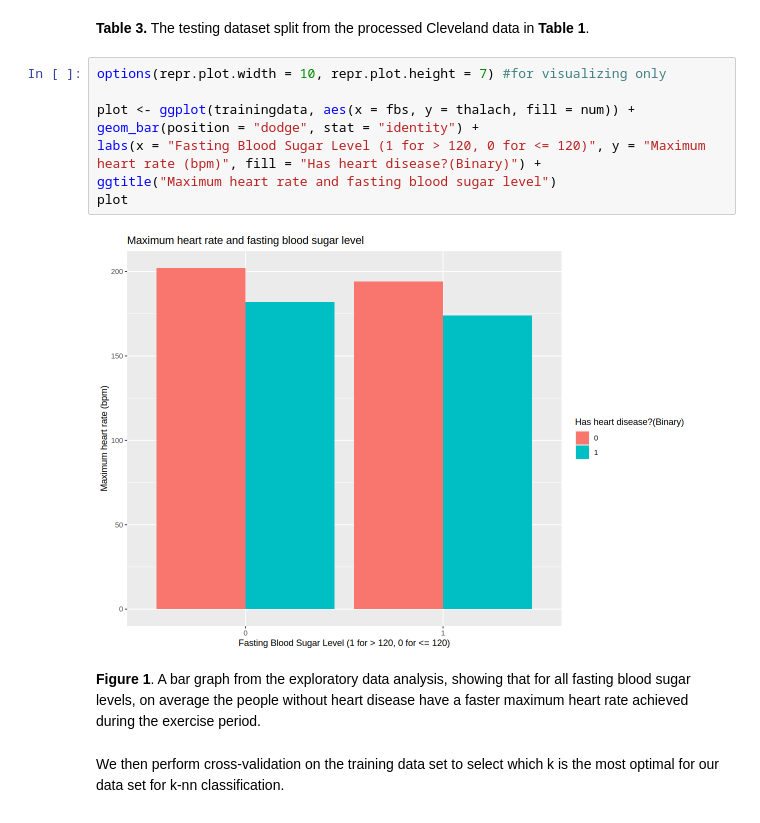
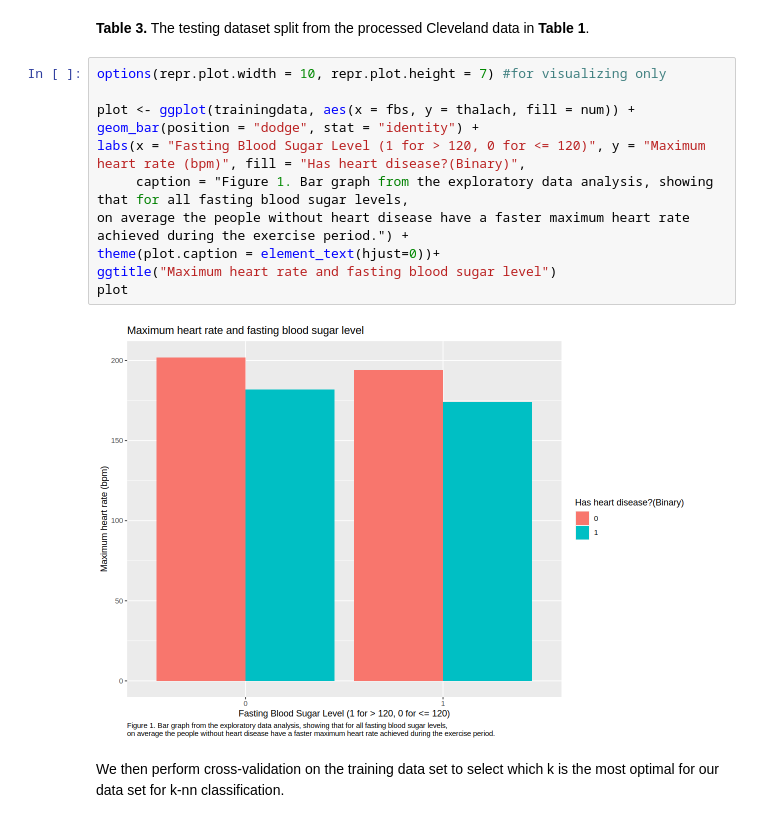
Before and after one commit to shellumang/dsci-100-2023w1-group-28, a Jupyter notebook: DSCI 100 proposal group 28 (4).ipynb, the cells around one changed output. Saved outputs shown, nothing was run; the diff lists cells and outputs as text.

Commit message:
Fixed figure captions

```diff
--- a/DSCI 100 proposal group 28 (4).ipynb
+++ b/DSCI 100 proposal group 28 (4).ipynb
@@ -98,15 +98,16 @@ A tibble: 6 × 3
 # %%
 options(repr.plot.width = 10, repr.plot.height = 7) #for visualizing only
 
 plot <- ggplot(trainingdata, aes(x = fbs, y = thalach, fill = num)) +
 geom_bar(position = "dodge", stat = "identity") +
-labs(x = "Fasting Blood Sugar Level (1 for > 120, 0 for <= 120)", y = "Maximum heart rate (bpm)", fill = "Has heart disease?(Binary)") +
+labs(x = "Fasting Blood Sugar Level (1 for > 120, 0 for <= 120)", y = "Maximum heart rate (bpm)", fill = "Has heart disease?(Binary)",
+     caption = "Figure 1. Bar graph from the exploratory data analysis, showing that for all fasting blood sugar levels,
+on average the people without heart disease have a faster maximum heart rate achieved during the exercise period.") +
+theme(plot.caption = element_text(hjust=0))+
 ggtitle("Maximum heart rate and fasting blood sugar level")
 plot
 # %% [output]
-[figure, old version]
+[figure, new version]
-# %% [markdown]
-**Figure 1**. A bar graph from the exploratory data analysis, showing that for all fasting blood sugar levels, on average the people without heart disease have a faster maximum heart rate achieved during the exercise period.
 # %% [markdown]
 We then perform cross-validation on the training data set to select which k is the most optimal for our data set for k-nn classification.
 # %%
```
Also changed, not shown: parts of 3 cells of this notebook.
